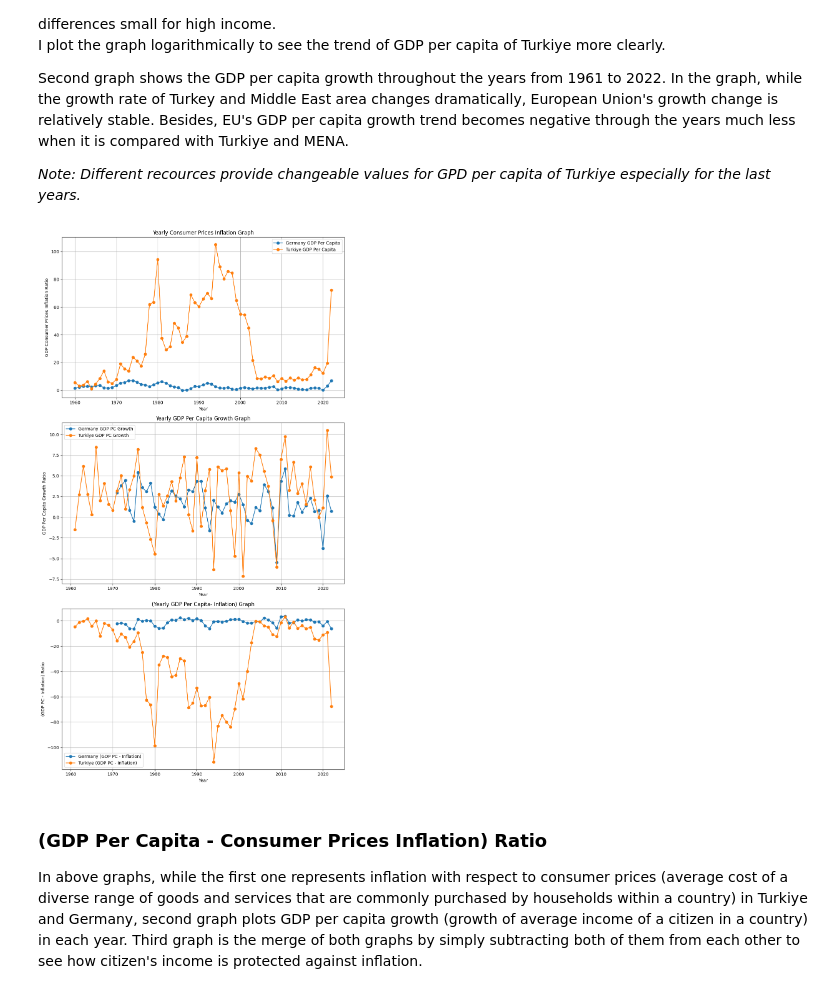
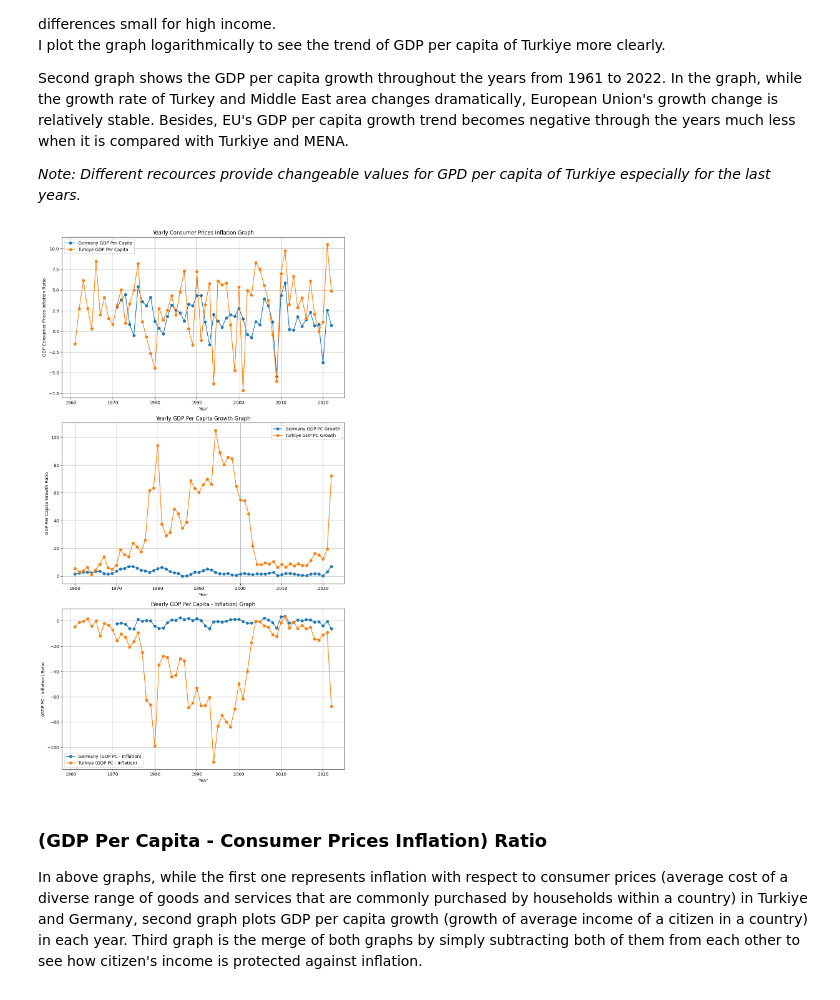
Before and after one commit to Cekomo/Turkiye_GDPInflationComparison, a Jupyter notebook: Report.ipynb, the cells around one changed output. Saved outputs shown, nothing was run; the diff lists cells and outputs as text; code cells hidden in the pictures.

```diff
--- a/Report.ipynb
+++ b/Report.ipynb
@@ -122,31 +122,29 @@ cur = conn.cursor()
 year_columns = ",\n".join([f"year_{year}" for year in range(1960, 2023)])
 
 # SQL query
-sql_query = f"""
+inf_query = f"""
     SELECT
-        gdp.country_name,
+        country_name,
         {year_columns}
-    FROM inflation_consumer AS gdp
+    FROM inflation_consumer
     WHERE country_name IN ('Turkiye', 'Germany');
 """
 
 # Fetch data from the gdp_countries table
-cur.execute(sql_query)
-gdp_data = cur.fetchall()
+cur.execute(inf_query)
+inf_data = cur.fetchall()
 
 # Fetch data from the inflation table
-inf_query = f"""
+gdp_query = f"""
     SELECT
-        inf.country_name,
+        country_name,
         {year_columns}
-    FROM gdp_per_capita_growth AS inf
+    FROM gdp_per_capita_growth
     WHERE country_name IN ('Turkiye', 'Germany');
 """
-#, 'European Union',
-    #  'Middle East & North Africa'
 
-cur.execute(inf_query)
-inf_data = cur.fetchall()
+cur.execute(gdp_query)
+gdp_data = cur.fetchall()
 
 # Close the cursor and connection
 cur.close()
@@ -175,7 +173,7 @@ for gdp_row, inf_row in zip(gdp_values, inf_values):
     diff_row = []
     for gdp, inf in zip(gdp_row, inf_row):
         if gdp is not None and inf is not None:
-            diff_row.append(inf - gdp)
+            diff_row.append(gdp - inf)
         else:
             diff_row.append(None)
     diff_values.append(diff_row)
@@ -193,34 +191,34 @@ axes[0].set_xlabel("Year")
 axes[0].set_ylabel("GDP Consumer Prices Inflation Ratio")
 # axes[0].set_yscale("log")
 axes[0].grid(True)
 axes[0].legend()
 
 # Plot inflation data in the second subplot
 for country, inf in zip(inf_countries, inf_values):
     axes[1].plot(years, inf, marker='o', label=f"{country} GDP PC Growth")
 
 axes[1].set_title("Yearly GDP Per Capita Growth Graph")
 axes[1].set_xlabel("Year")
 axes[1].set_ylabel("GDP Per Capita Growth Ratio")
 # axes[1].set_yscale("log")
 axes[1].grid(True)
 axes[1].legend()
 
 for country, diff in zip(gdp_countries, diff_values):
     axes[2].plot(years, diff, marker='o', label=f"{country} (GDP PC - Inflation)")
 
 
 axes[2].set_title("(Yearly GDP Per Capita - Inflation) Graph")
 axes[2].set_xlabel("Year")
 axes[2].set_ylabel("(GDP PC - Inflation) Ratio")
 axes[2].grid(True)
 axes[2].legend()
 
 # Adjust layout
 plt.tight_layout()
 plt.show()
 # %% [output]
-[figure, old version]
+[figure, new version]
 # %% [markdown]
 ### (GDP Per Capita - Consumer Prices Inflation) Ratio
 In above graphs, while the first one represents inflation with respect to consumer prices (average cost of a diverse range of goods and services that are commonly purchased by households within a country) in Turkiye and Germany, second graph plots GDP per capita growth (growth of average income of a citizen in a country) in each year.
```
Also changed, not shown: parts of 3 cells of this notebook, 1 other file.
